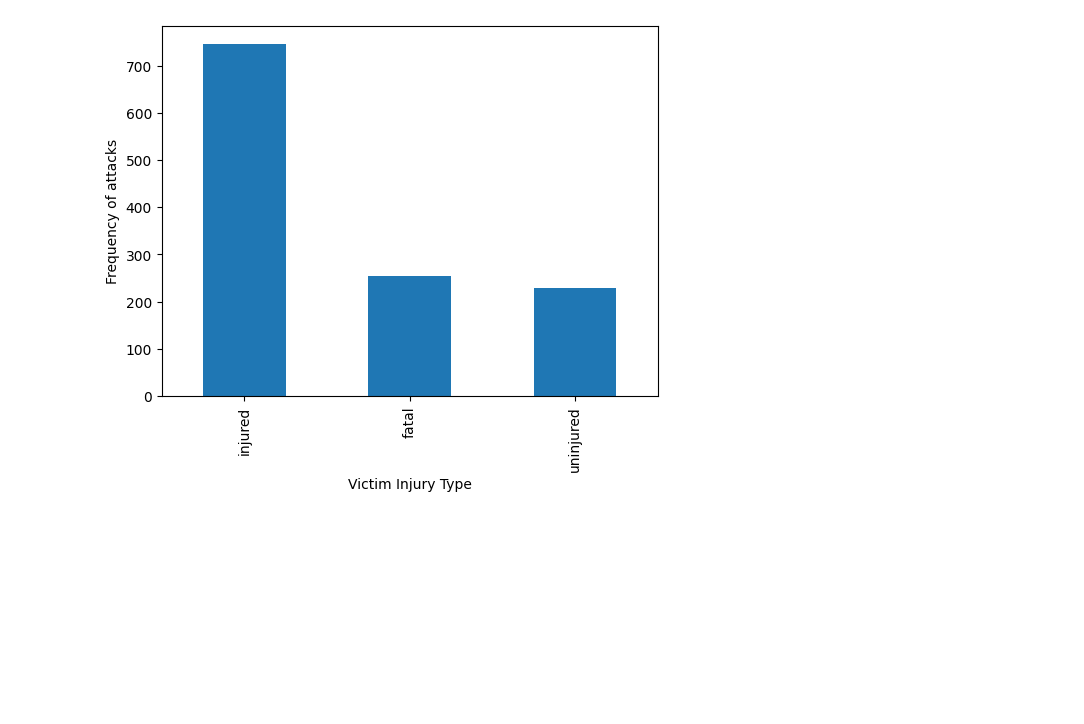
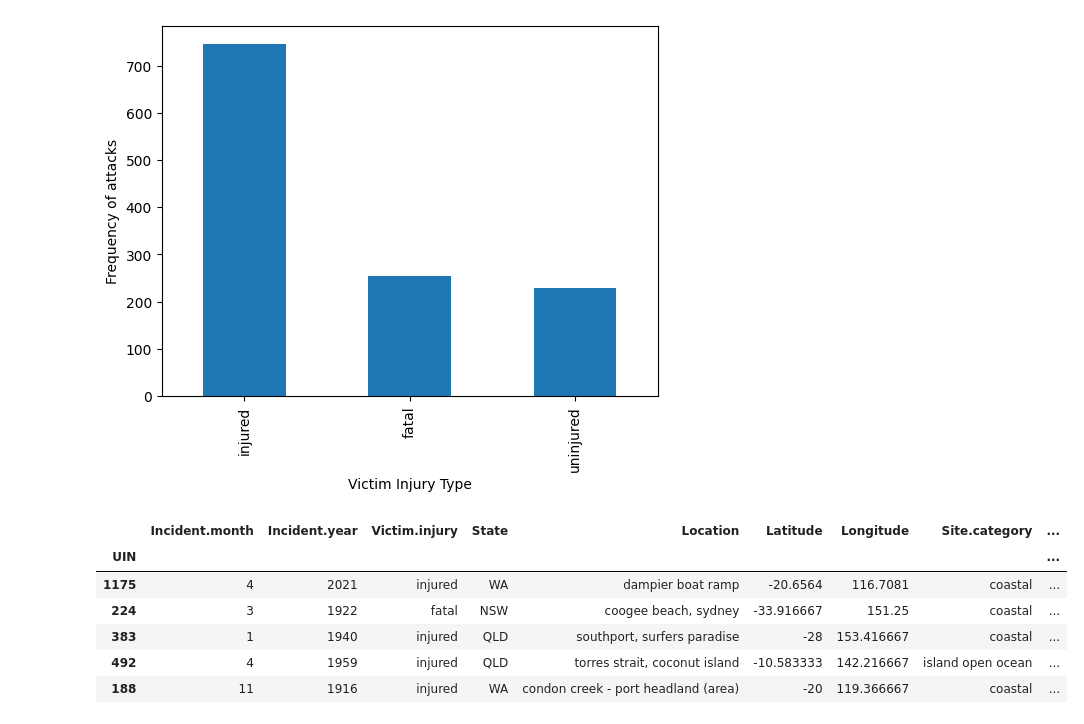
Before and after one commit to anushaTUe/visualisation-20245, a Jupyter notebook: dataset/further_exploration.ipynb, the cells around one changed output. Drawn from its saved outputs; the diff is of its cells as text; code cells hidden in the pictures; blank space fills up the shorter version.

```diff
--- a/dataset/further_exploration.ipynb
+++ b/dataset/further_exploration.ipynb
@@ -256,3 +256,13 @@ injury_plot.set_xlabel('Victim Injury Type')
 # %% [output]
 Text(0.5, 0, 'Victim Injury Type')
 [figure]
+# %%
+df_shark.sample(5)
+# %% [output]
+|  | Incident.month | Incident.year | Victim.injury | State | Location | Latitude | Longitude | Site.category | ... |
+| UIN |  |  |  |  |  |  |  |  | ... |
+| 1175 | 4 | 2021 | injured | WA | dampier boat ramp | -20.6564 | 116.7081 | coastal | ... |
+| 224 | 3 | 1922 | fatal | NSW | coogee beach, sydney | -33.916667 | 151.25 | coastal | ... |
+| 383 | 1 | 1940 | injured | QLD | southport, surfers paradise | -28 | 153.416667 | coastal | ... |
+| 492 | 4 | 1959 | injured | QLD | torres strait, coconut island | -10.583333 | 142.216667 | island open ocean | ... |
+| 188 | 11 | 1916 | injured | WA | condon creek - port headland (area) | -20 | 119.366667 | coastal | ... |
```
Also changed, not shown: parts of 6 cells of this notebook, 2 other files.
